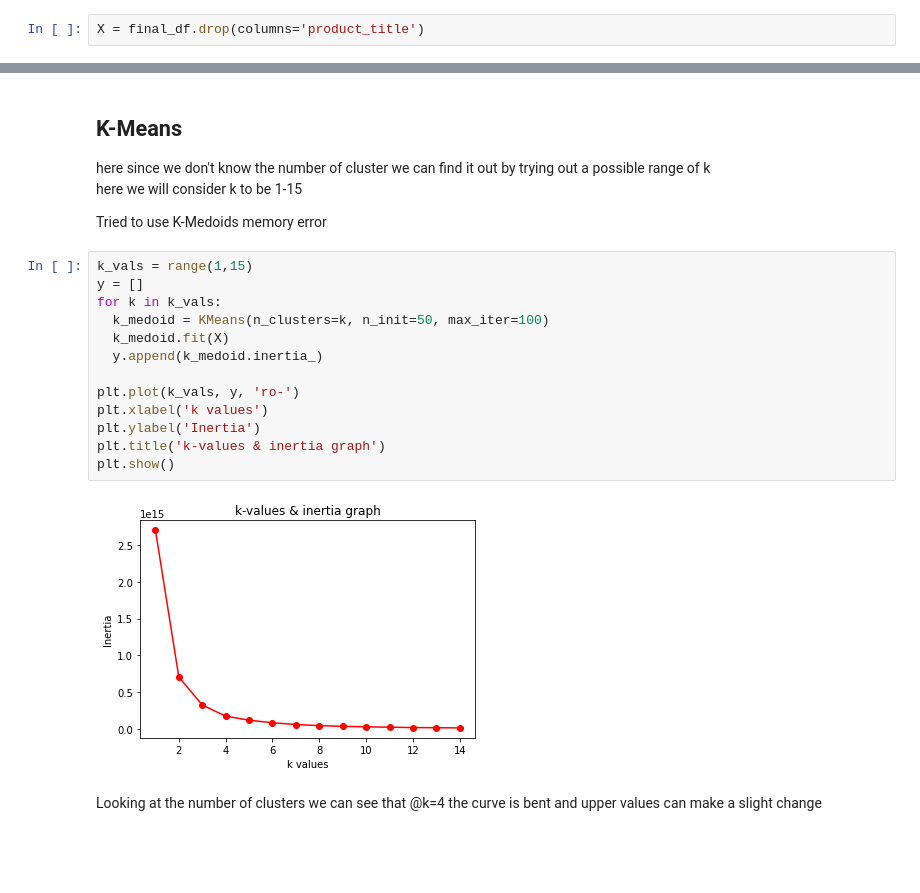
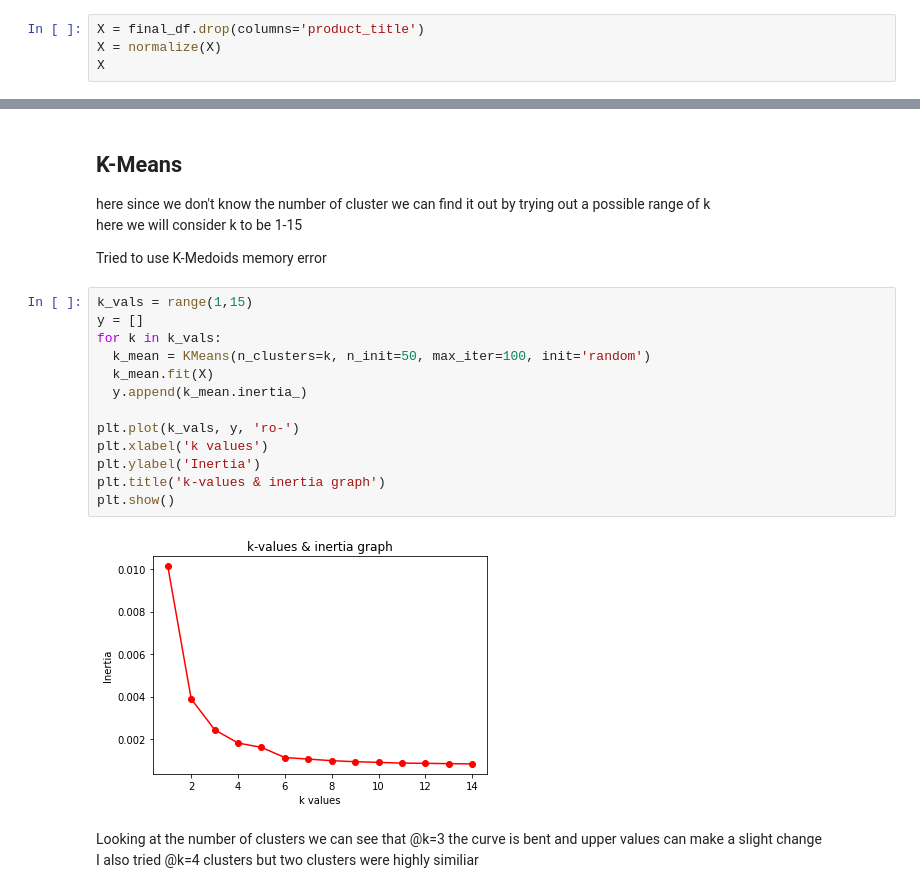
Before and after one commit to sulaimanbehzad/Clustering_according_to_item_popularity, a Jupyter notebook: clustering.ipynb, the cells around one changed output, grey strips where cells are left out. Saved outputs shown, nothing was run; the diff lists cells and outputs as text; blank space fills up the shorter version.

Commit message:
clustering according to item popularity is done

```diff
--- a/clustering.ipynb
+++ b/clustering.ipynb
@@ -430,3 +438,5 @@ final_df.head(50)
 Optional: nomralize
 # %%
 X = final_df.drop(columns='product_title')
+X = normalize(X)
+X
@@ -440,17 +464,18 @@ Tried to use K-Medoids memory error
 # %%
 k_vals = range(1,15)
 y = []
 for k in k_vals:
-  k_medoid = KMeans(n_clusters=k, n_init=50, max_iter=100)
-  k_medoid.fit(X)
-  y.append(k_medoid.inertia_)
+  k_mean = KMeans(n_clusters=k, n_init=50, max_iter=100, init='random')
+  k_mean.fit(X)
+  y.append(k_mean.inertia_)
 
 plt.plot(k_vals, y, 'ro-')
 plt.xlabel('k values')
 plt.ylabel('Inertia')
 plt.title('k-values & inertia graph')
 plt.show()
 # %% [output]
-[figure, old version]
+[figure, new version]
 # %% [markdown]
-Looking at the number of clusters we can see that @k=4 the curve is bent and upper values can make a slight change
+Looking at the number of clusters we can see that @k=3 the curve is bent and upper values can make a slight change
+I also tried @k=4 clusters but two clusters were highly similiar
```
Also changed, not shown: parts of 7 cells of this notebook.
